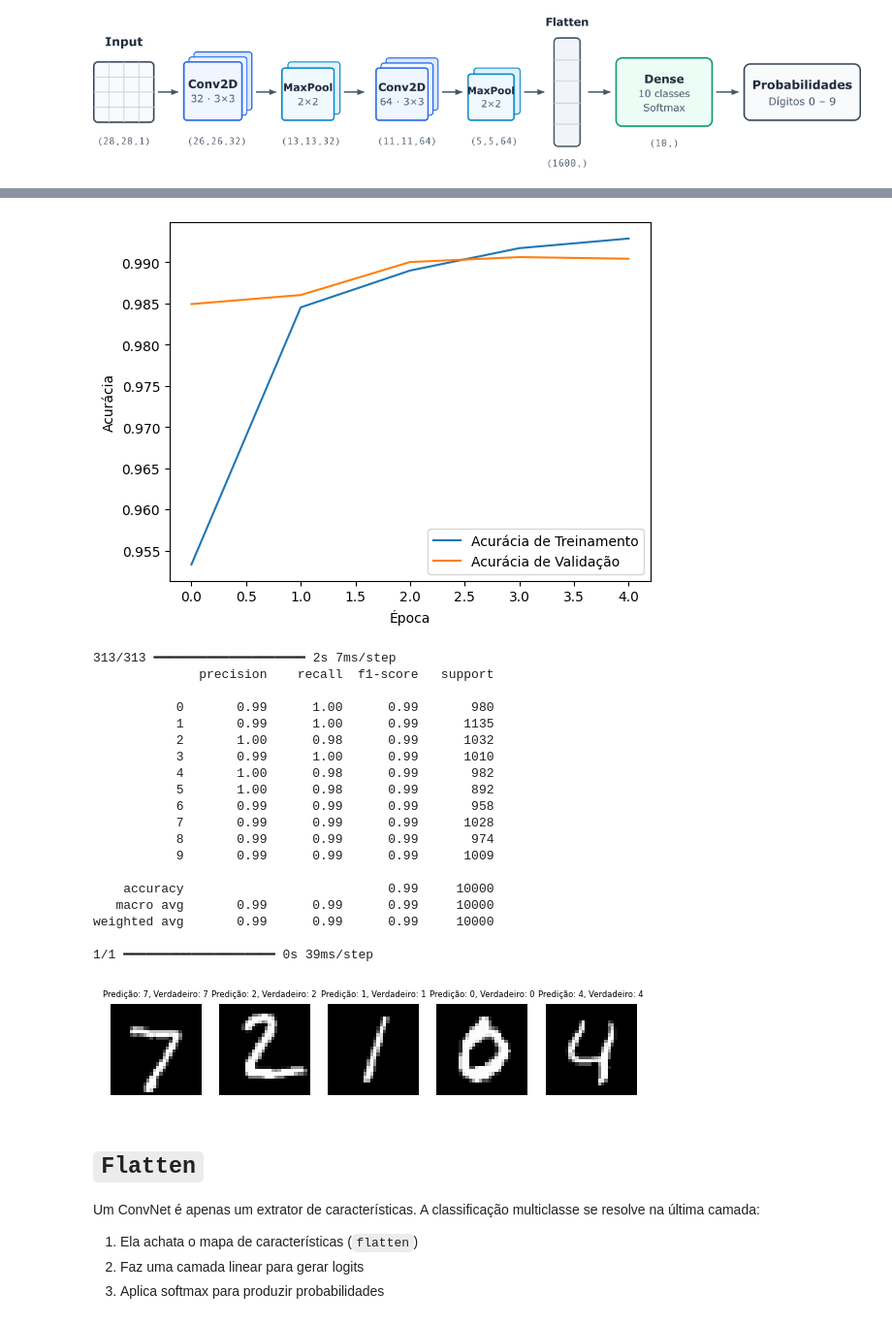
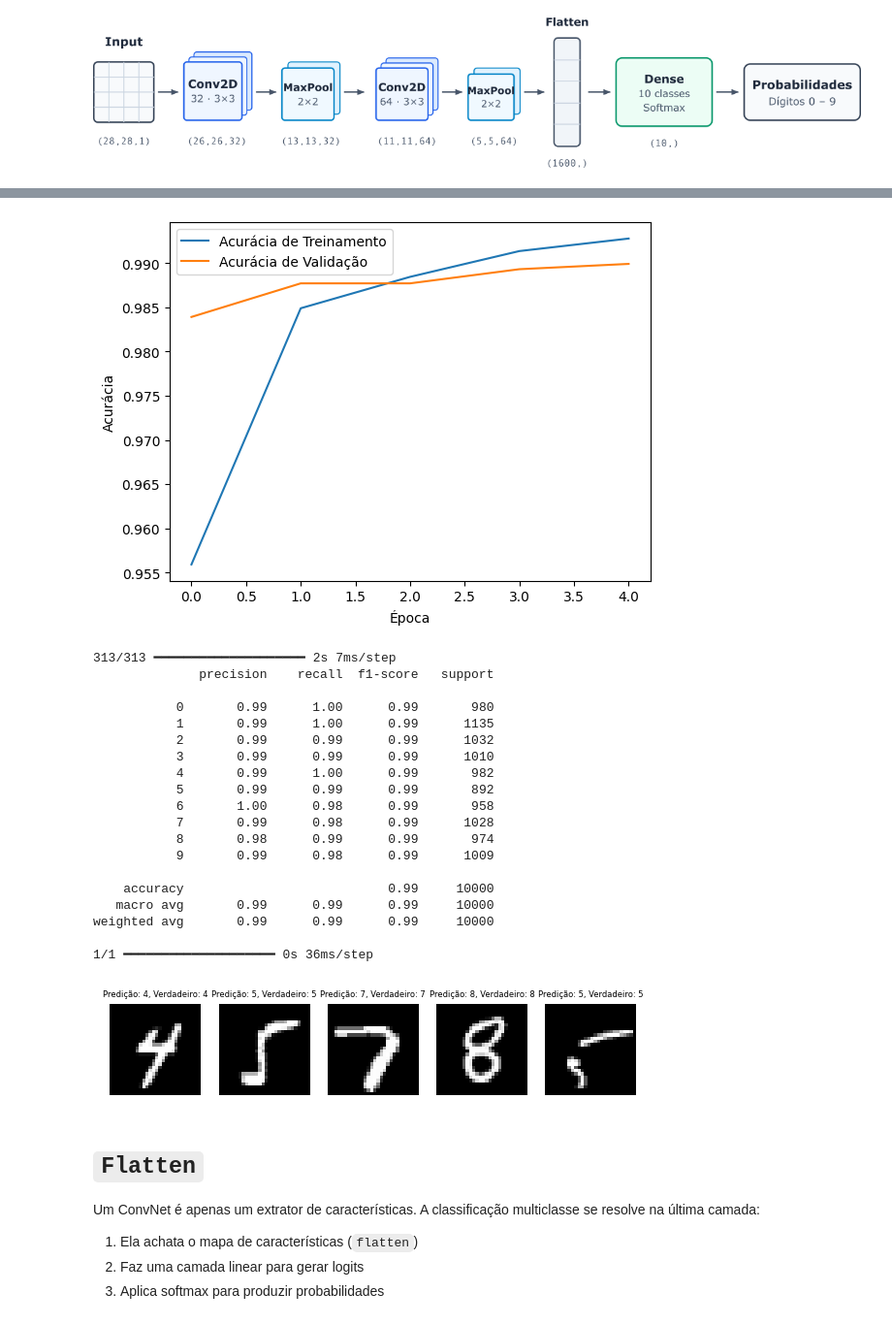
Before and after one commit to PPGCA-MLG/2026S2, a Jupyter notebook: Aula_07/MLG_TF_MNIST_Classifier.ipynb, the cells around one changed output, grey strips where cells are left out. Shown at 97% size. Cells and saved outputs as stored; diff of their text form; code cells hidden in the pictures.

```diff
--- a/Aula_07/MLG_TF_MNIST_Classifier.ipynb
+++ b/Aula_07/MLG_TF_MNIST_Classifier.ipynb
@@ -200,14 +200,16 @@ predictions = model.predict(x_test)
 predicted_labels = np.argmax(predictions, axis=1)
 print(classification_report(y_test, predicted_labels))
 
-# Faz predições para algumas instâncias e exibe as imagens
-predictions = model.predict(x_test[:5])
+# Faz predições para algumas instâncias aleatorias e exibe as imagens
+indices = np.random.choice(len(x_test), 5, replace=False)
+predictions = model.predict(x_test[indices])
+
 plt.figure(figsize=(7,2))
-for i in range(5):
+for i, idx in enumerate(indices):
     predicted_label = np.argmax(predictions[i])
-    true_label = y_test[i]
+    true_label = y_test[idx]
     ax = plt.subplot(1,5,i+1)
-    plt.imshow(x_test[i].reshape(28, 28), cmap='gray')
+    plt.imshow(x_test[idx].reshape(28, 28), cmap='gray')
     plt.title(f"Predição: {predicted_label}, Verdadeiro: {true_label}",fontsize=6)
     plt.axis("off")
 plt.show()
@@ -225,24 +227,24 @@ Epoch 5/5
-[figure, old version]
+[figure, new version]
 313/313 ━━━━━━━━━━━━━━━━━━━━ 2s 7ms/step
               precision    recall  f1-score   support
 
            0       0.99      1.00      0.99       980
            1       0.99      1.00      0.99      1135
-           2       1.00      0.98      0.99      1032
-           3       0.99      1.00      0.99      1010
-           4       1.00      0.98      0.99       982
-           5       1.00      0.98      0.99       892
-           6       0.99      0.99      0.99       958
-           7       0.99      0.99      0.99      1028
-           8       0.99      0.99      0.99       974
-           9       0.99      0.99      0.99      1009
+           2       0.99      0.99      0.99      1032
+           3       0.99      0.99      0.99      1010
+           4       0.99      1.00      0.99       982
+           5       0.99      0.99      0.99       892
+           6       1.00      0.98      0.99       958
+           7       0.99      0.98      0.99      1028
+           8       0.98      0.99      0.99       974
+           9       0.99      0.98      0.99      1009
 
     accuracy                           0.99     10000
    macro avg       0.99      0.99      0.99     10000
 weighted avg       0.99      0.99      0.99     10000
 
-1/1 ━━━━━━━━━━━━━━━━━━━━ 0s 39ms/step
+1/1 ━━━━━━━━━━━━━━━━━━━━ 0s 36ms/step
-[figure, old version]
+[figure, new version]
 # %% [markdown]
 # `Flatten`
 
```
Also changed, not shown: parts of 11 cells of this notebook.
